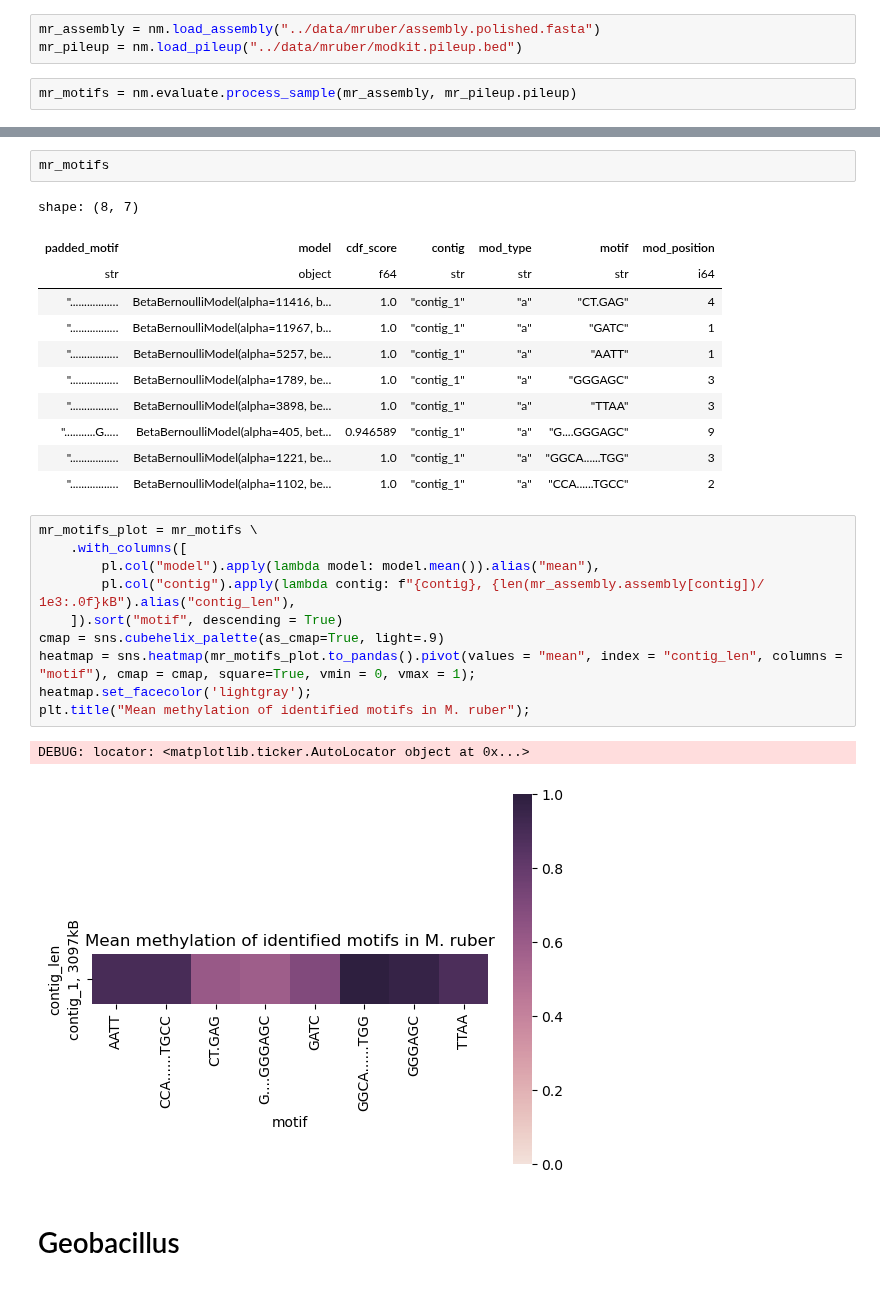
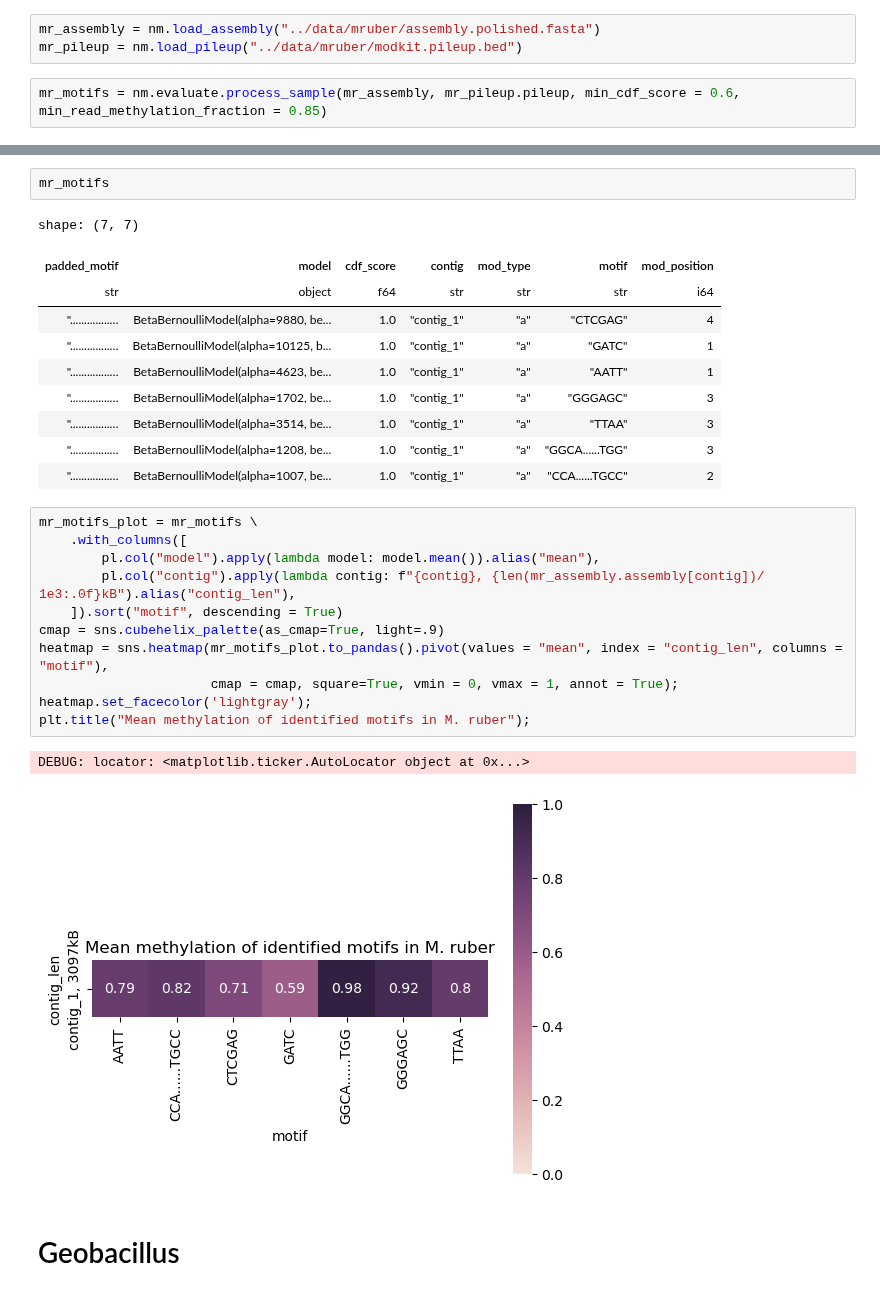
Before and after one commit to MicrobialDarkMatter/nanomotif, a Jupyter notebook: reports/candidate-selection.ipynb, the cells around one changed output, grey strips where cells are left out. Saved outputs shown, nothing was run; the diff lists cells and outputs as text.

```diff
--- a/reports/candidate-selection.ipynb
+++ b/reports/candidate-selection.ipynb
@@ -89,5 +86,5 @@ DEBUG: locator: <matplotlib.ticker.AutoLocator object at 0x...>
 mr_assembly = nm.load_assembly("../data/mruber/assembly.polished.fasta")
 mr_pileup = nm.load_pileup("../data/mruber/modkit.pileup.bed")
 # %%
-mr_motifs = nm.evaluate.process_sample(mr_assembly, mr_pileup.pileup)
+mr_motifs = nm.evaluate.process_sample(mr_assembly, mr_pileup.pileup, min_cdf_score = 0.6, min_read_methylation_fraction = 0.85)
 # %% [output]
@@ -111,30 +108,30 @@ DEBUG: Too few sequences left
 # %%
 mr_motifs
 # %% [output]
-shape: (8, 7)
+shape: (7, 7)
 | padded_motif | model | cdf_score | contig | mod_type | motif | mod_position |
 | str | object | f64 | str | str | str | i64 |
-| "..............… | BetaBernoulliModel(alpha=11416, b... | 1.0 | "contig_1" | "a" | "CT.GAG" | 4 |
-| "..............… | BetaBernoulliModel(alpha=11967, b... | 1.0 | "contig_1" | "a" | "GATC" | 1 |
-| "..............… | BetaBernoulliModel(alpha=5257, be... | 1.0 | "contig_1" | "a" | "AATT" | 1 |
-| "..............… | BetaBernoulliModel(alpha=1789, be... | 1.0 | "contig_1" | "a" | "GGGAGC" | 3 |
-| "..............… | BetaBernoulliModel(alpha=3898, be... | 1.0 | "contig_1" | "a" | "TTAA" | 3 |
-| "...........G..… | BetaBernoulliModel(alpha=405, bet... | 0.946589 | "contig_1" | "a" | "G....GGGAGC" | 9 |
-| "..............… | BetaBernoulliModel(alpha=1221, be... | 1.0 | "contig_1" | "a" | "GGCA......TGG" | 3 |
-| "..............… | BetaBernoulliModel(alpha=1102, be... | 1.0 | "contig_1" | "a" | "CCA......TGCC" | 2 |
+| "..............… | BetaBernoulliModel(alpha=9880, be... | 1.0 | "contig_1" | "a" | "CTCGAG" | 4 |
+| "..............… | BetaBernoulliModel(alpha=10125, b... | 1.0 | "contig_1" | "a" | "GATC" | 1 |
+| "..............… | BetaBernoulliModel(alpha=4623, be... | 1.0 | "contig_1" | "a" | "AATT" | 1 |
+| "..............… | BetaBernoulliModel(alpha=1702, be... | 1.0 | "contig_1" | "a" | "GGGAGC" | 3 |
+| "..............… | BetaBernoulliModel(alpha=3514, be... | 1.0 | "contig_1" | "a" | "TTAA" | 3 |
+| "..............… | BetaBernoulliModel(alpha=1208, be... | 1.0 | "contig_1" | "a" | "GGCA......TGG" | 3 |
+| "..............… | BetaBernoulliModel(alpha=1007, be... | 1.0 | "contig_1" | "a" | "CCA......TGCC" | 2 |
 # %%
 mr_motifs_plot = mr_motifs \
     .with_columns([
         pl.col("model").apply(lambda model: model.mean()).alias("mean"),
         pl.col("contig").apply(lambda contig: f"{contig}, {len(mr_assembly.assembly[contig])/ 1e3:.0f}kB").alias("contig_len"),
     ]).sort("motif", descending = True)
 cmap = sns.cubehelix_palette(as_cmap=True, light=.9)
-heatmap = sns.heatmap(mr_motifs_plot.to_pandas().pivot(values = "mean", index = "contig_len", columns = "motif"), cmap = cmap, square=True, vmin = 0, vmax = 1);
+heatmap = sns.heatmap(mr_motifs_plot.to_pandas().pivot(values = "mean", index = "contig_len", columns = "motif"),
+                      cmap = cmap, square=True, vmin = 0, vmax = 1, annot = True);
 heatmap.set_facecolor('lightgray');
 plt.title("Mean methylation of identified motifs in M. ruber");
 # %% [output]
 DEBUG: locator: <matplotlib.ticker.AutoLocator object at 0x...>
-[figure, old version]
+[figure, new version]
 # %% [markdown]
 # Geobacillus
 # %%
```
Also changed, not shown: parts of 14 cells of this notebook, 3 other files.
